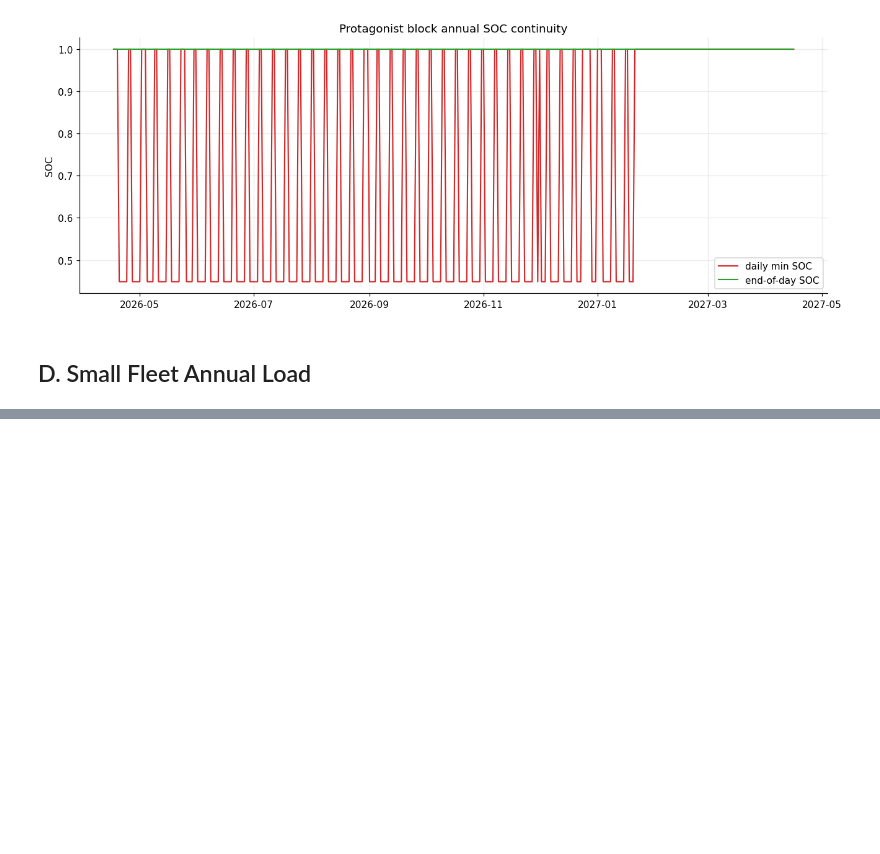
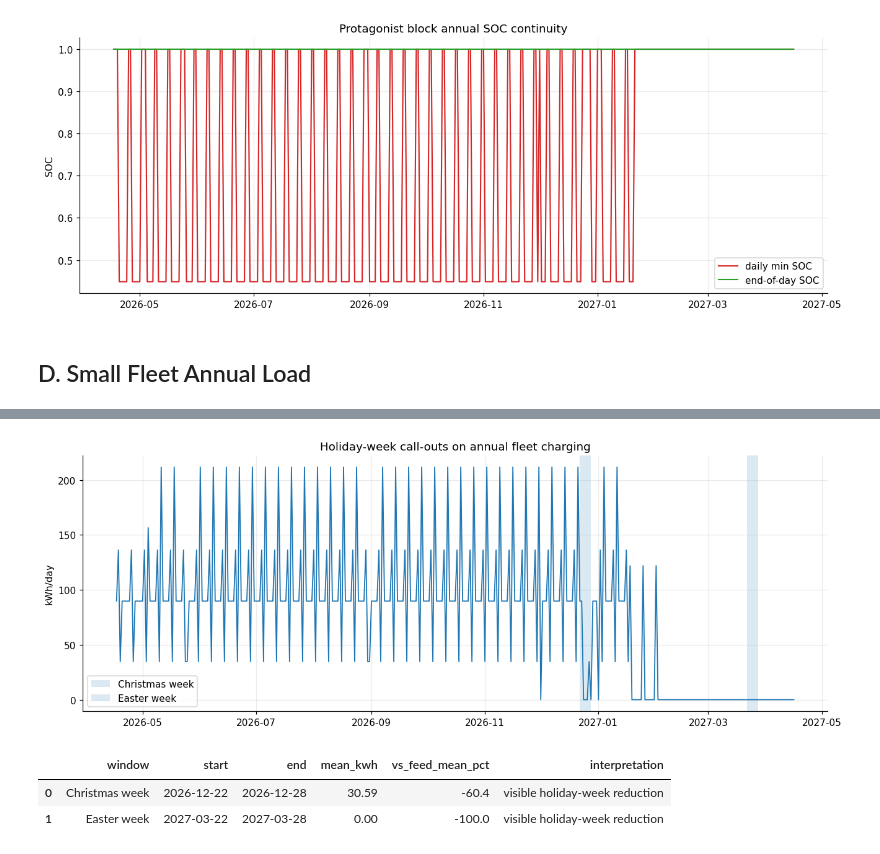
Before and after one commit to zhichuanma/Modelling, a Jupyter notebook: notebooks/03_bus_annual_simulation.ipynb, the cells around one changed output, grey strips where cells are left out. Drawn from its saved outputs; the diff is of its cells as text; code cells hidden in the pictures; blank space fills up the shorter version.

```diff
--- a/notebooks/03_bus_annual_simulation.ipynb
+++ b/notebooks/03_bus_annual_simulation.ipynb
@@ -243,0 +288,39 @@ plt.show()
+# %%
+holiday_windows = [
+    ("Christmas week", pd.Timestamp("2026-12-22"), pd.Timestamp("2026-12-28")),
+    ("Easter week", pd.Timestamp("2027-03-22"), pd.Timestamp("2027-03-28")),
+]
+baseline_mean = float(daily_energy_frame["daily_total_kwh"].mean())
+holiday_rows = []
+fig, ax = plt.subplots(figsize=(12, 4.5), dpi=110)
+ax.plot(daily_energy_frame["date"], daily_energy_frame["daily_total_kwh"], color="tab:blue", lw=1.2)
+for label, start, end in holiday_windows:
+    mask = daily_energy_frame["date"].between(start, end)
+    window_mean = float(daily_energy_frame.loc[mask, "daily_total_kwh"].mean())
+    change_pct = 100.0 * (window_mean - baseline_mean) / baseline_mean if baseline_mean else 0.0
+    holiday_rows.append(
+        {
+            "window": label,
+            "start": start.date().isoformat(),
+            "end": end.date().isoformat(),
+            "mean_kwh": round(window_mean, 2),
+            "vs_feed_mean_pct": round(change_pct, 1),
+            "interpretation": (
+                "visible holiday-week reduction"
+                if change_pct < -5.0
+                else "no clear holiday reduction in the GTFS representative service assumption"
+            ),
+        }
+    )
+    ax.axvspan(start, end, alpha=0.16, label=label)
+ax.set(title="Holiday-week call-outs on annual fleet charging", ylabel="kWh/day")
+ax.legend()
+ax.grid(alpha=0.25)
+plt.tight_layout()
+plt.show()
+display(pd.DataFrame(holiday_rows))
+# %% [output]
+[figure, added]
+|  | window | start | end | mean_kwh | vs_feed_mean_pct | interpretation |
+| 0 | Christmas week | 2026-12-22 | 2026-12-28 | 30.59 | -60.4 | visible holiday-week reduction |
+| 1 | Easter week | 2027-03-22 | 2027-03-28 | 0.00 | -100.0 | visible holiday-week reduction |
```
Also changed, not shown: parts of 8 cells of this notebook, 36 other files.
